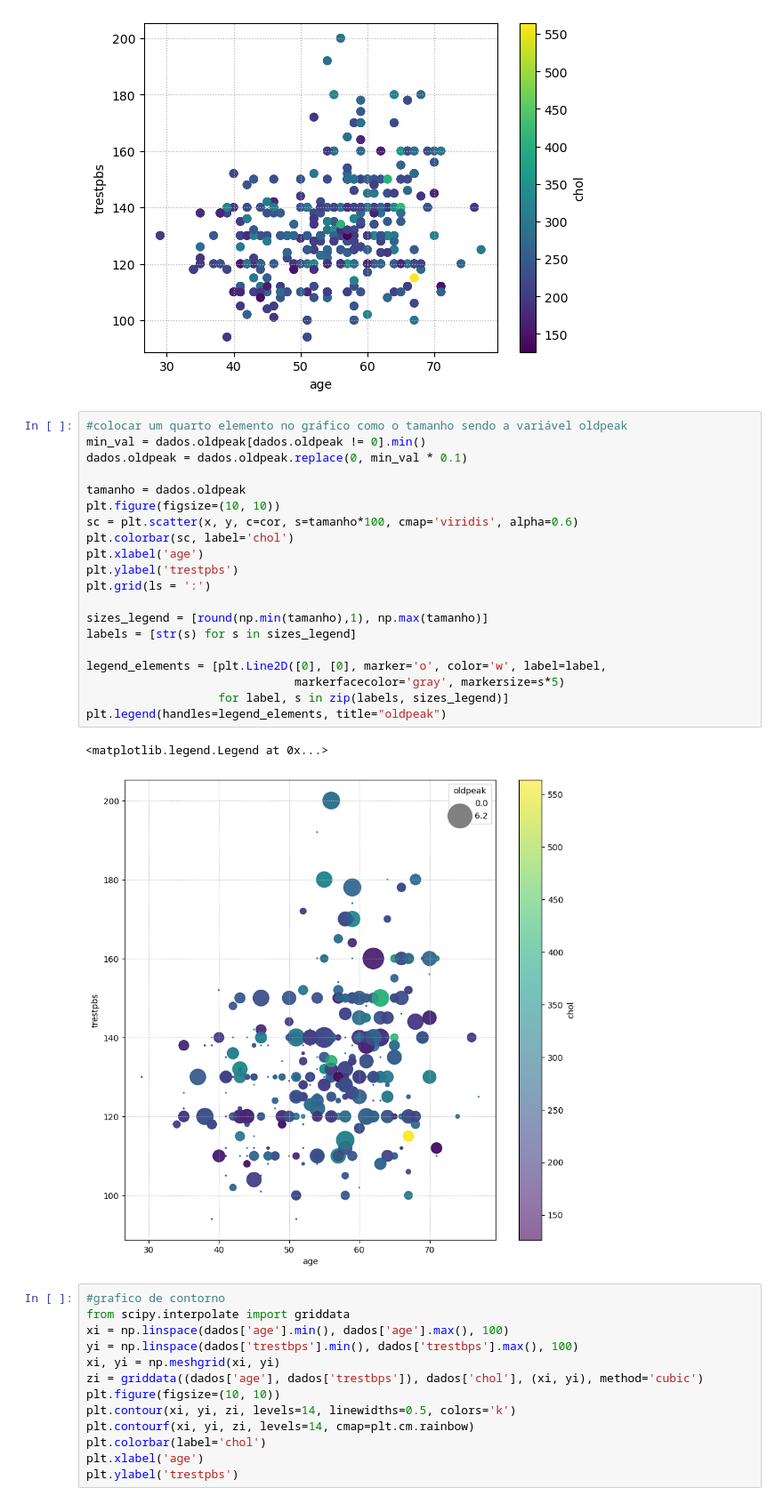
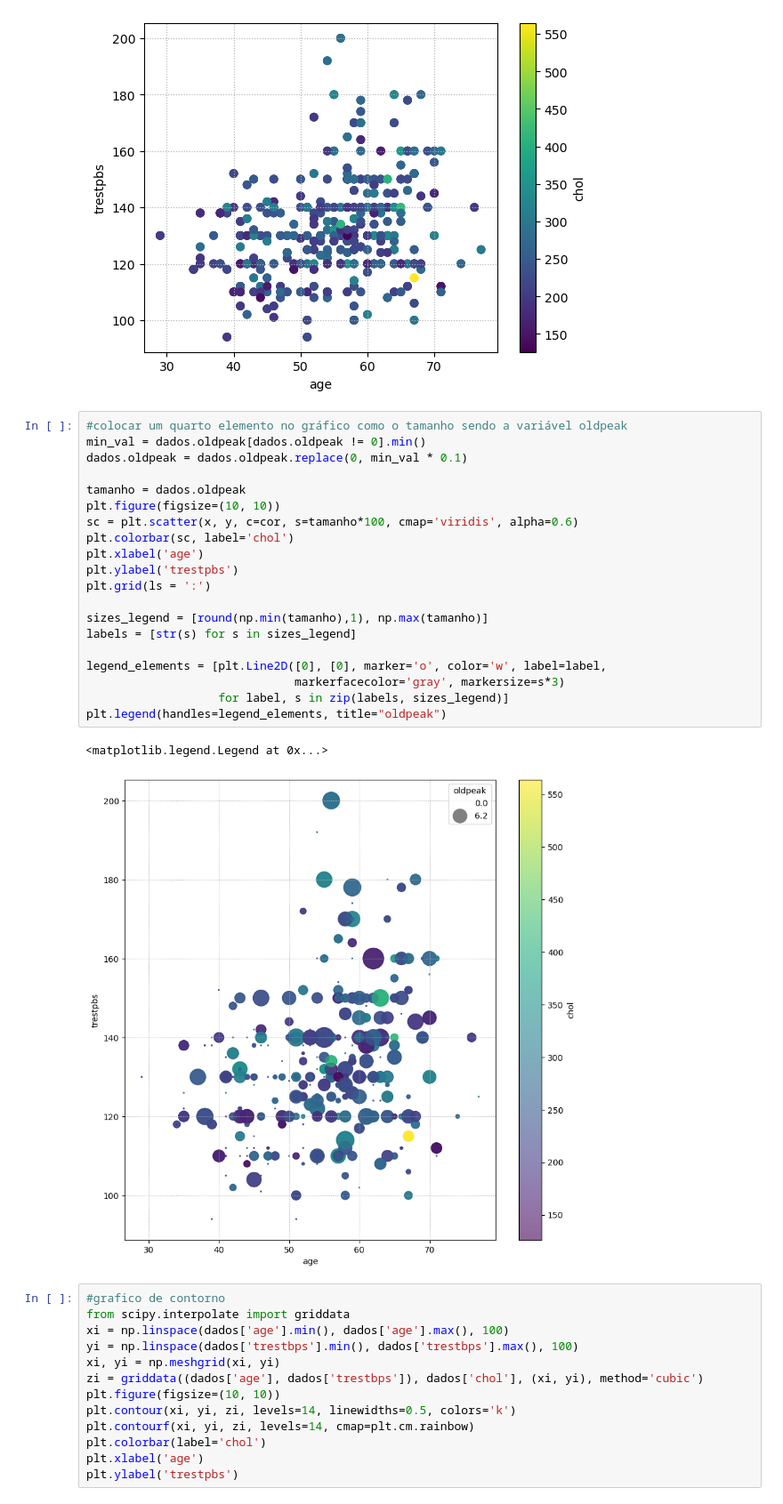
Before and after one commit to leandroneckel/aulas_data_science, a Jupyter notebook: Notebooks/Unidade 1/analise01.ipynb, the cells around one changed output. Shown at 89% size. Drawn from its saved outputs; the diff is of its cells as text.

```diff
--- a/Notebooks/Unidade 1/analise01.ipynb
+++ b/Notebooks/Unidade 1/analise01.ipynb
@@ -430,26 +527,26 @@ plt.grid(ls = ':')
 # %%
 #colocar um quarto elemento no gráfico como o tamanho sendo a variável oldpeak
 min_val = dados.oldpeak[dados.oldpeak != 0].min()
 dados.oldpeak = dados.oldpeak.replace(0, min_val * 0.1)
 
 tamanho = dados.oldpeak
 plt.figure(figsize=(10, 10))
 sc = plt.scatter(x, y, c=cor, s=tamanho*100, cmap='viridis', alpha=0.6)
 plt.colorbar(sc, label='chol')
 plt.xlabel('age')
 plt.ylabel('trestpbs')
 plt.grid(ls = ':')
 
 sizes_legend = [round(np.min(tamanho),1), np.max(tamanho)]
 labels = [str(s) for s in sizes_legend]
 
 legend_elements = [plt.Line2D([0], [0], marker='o', color='w', label=label,
-                              markerfacecolor='gray', markersize=s*5)
+                              markerfacecolor='gray', markersize=s*3)
                    for label, s in zip(labels, sizes_legend)]
 plt.legend(handles=legend_elements, title="oldpeak")
 # %% [output]
 <matplotlib.legend.Legend at 0x...>
-[figure, old version]
+[figure, new version]
 # %%
 #grafico de contorno
 from scipy.interpolate import griddata
```
Also changed, not shown: parts of 13 cells of this notebook, 1 other file.
